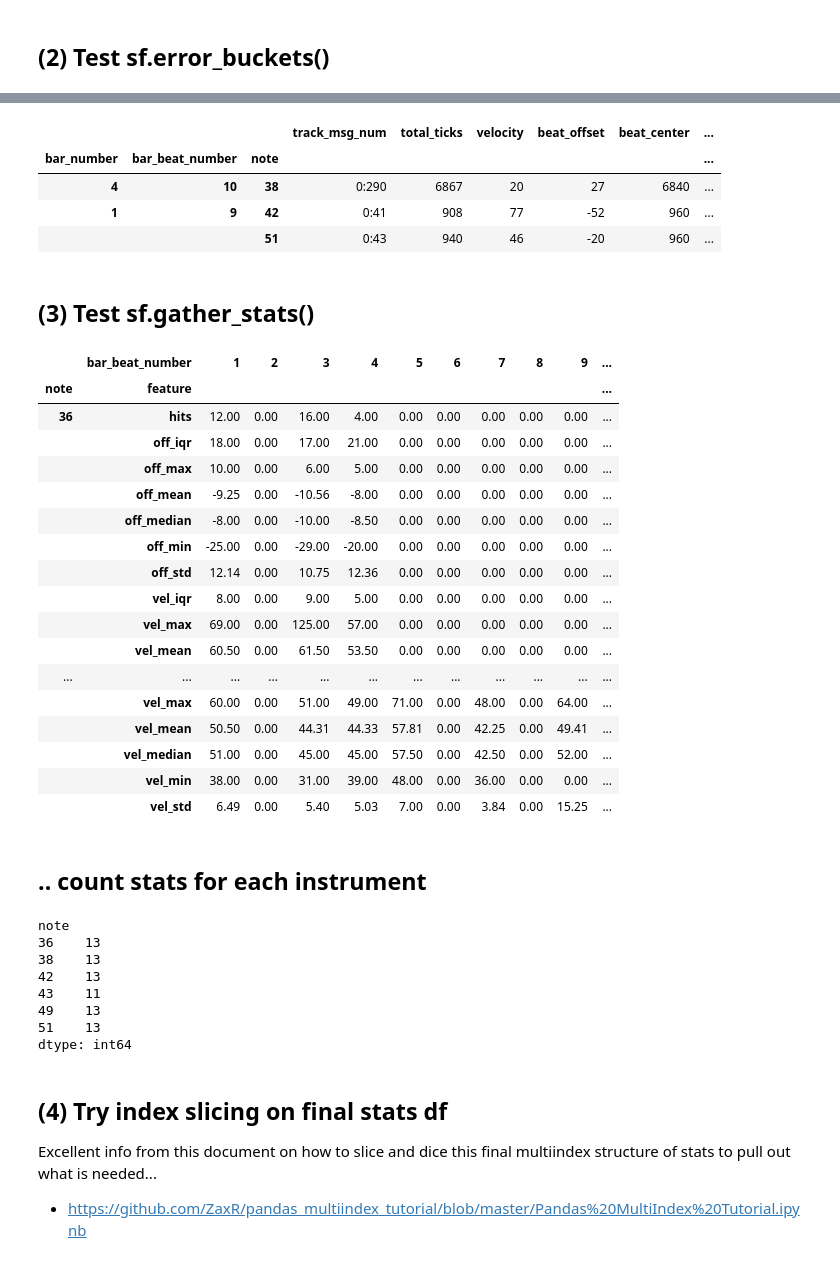
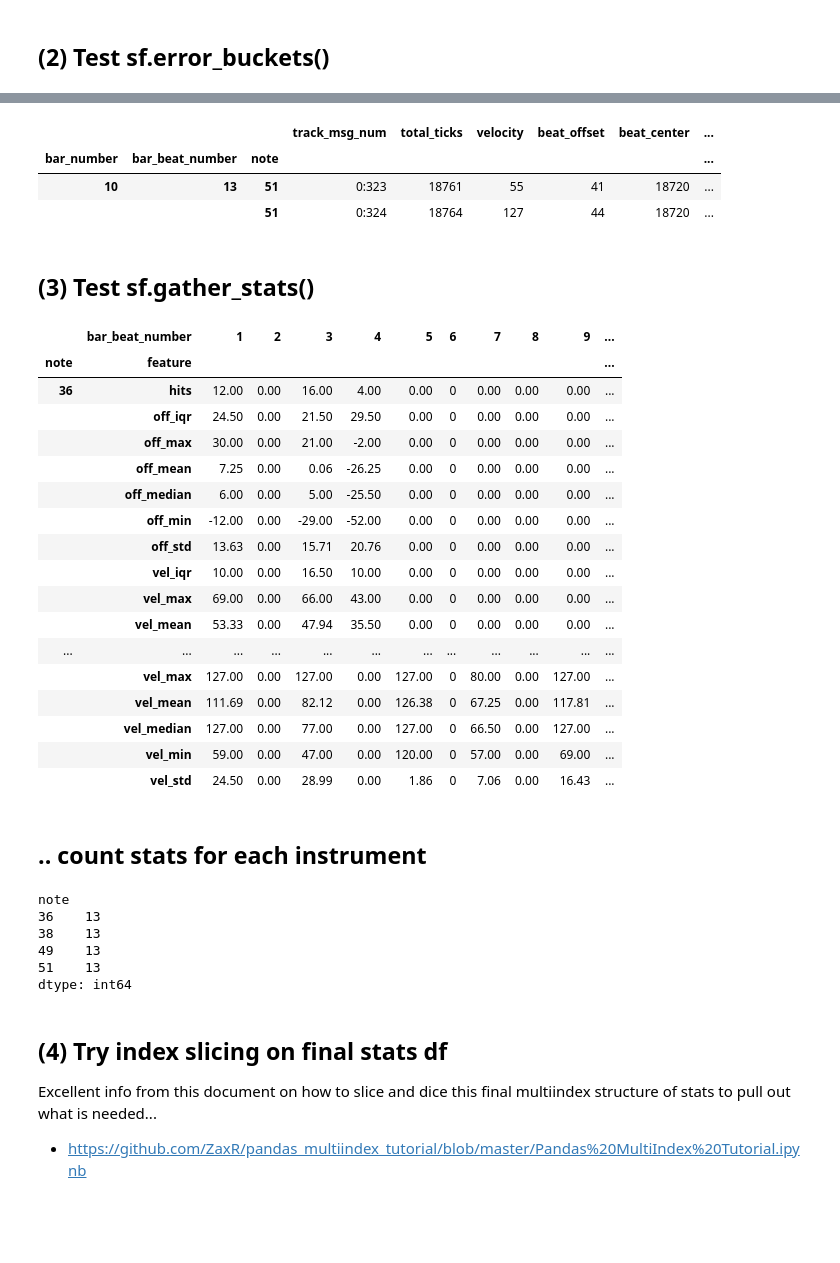
Before and after one commit to curtiscu/LYIT, a Jupyter notebook: TestingStatsNFeaturesCode.ipynb, the cells around one changed output, grey strips where cells are left out. Drawn from its saved outputs; the diff is of its cells as text; code cells hidden in the pictures; blank space fills up the shorter version.

```diff
--- a/TestingStatsNFeaturesCode.ipynb
+++ b/TestingStatsNFeaturesCode.ipynb
@@ -123,5 +116,5 @@ set_pandas_display_options()
 file_1 = '/content/drive/My Drive/groove-v1.0.0-midionly/groove/drummer1/eval_session/1_funk-groove1_138_beat_4-4.mid'
 file_7 = '/content/drive/My Drive/groove-v1.0.0-midionly/groove/drummer7/eval_session/1_funk-groove1_138_beat_4-4.mid'
 
-file_df, f, mtt = dp.load_file(file_1)  # load data
+file_df, f, mtt = dp.load_file(file_7, note_filter=None)  # load data
 # %% [output]
@@ -179,11 +158,10 @@ display(err_bucks)
 # %%
-err_bucks.sample(3)
+err_bucks.sample(2)
 # %% [output]
 |  |  |  | track_msg_num | total_ticks | velocity | beat_offset | beat_center | ... |
 | bar_number | bar_beat_number | note |  |  |  |  |  | ... |
-| 4 | 10 | 38 | 0:290 | 6867 | 20 | 27 | 6840 | ... |
-| 1 | 9 | 42 | 0:41 | 908 | 77 | -52 | 960 | ... |
-|  |  | 51 | 0:43 | 940 | 46 | -20 | 960 | ... |
+| 10 | 13 | 51 | 0:323 | 18761 | 55 | 41 | 18720 | ... |
+|  |  | 51 | 0:324 | 18764 | 127 | 44 | 18720 | ... |
 # %% [markdown]
 ## (3) Test sf.gather_stats()
 # %%
@@ -193,22 +171,22 @@ display(stats_dict)
 # %% [output]
 |  | bar_beat_number | 1 | 2 | 3 | 4 | 5 | 6 | 7 | 8 | 9 | ... |
 | note | feature |  |  |  |  |  |  |  |  |  | ... |
-| 36 | hits | 12.00 | 0.00 | 16.00 | 4.00 | 0.00 | 0.00 | 0.00 | 0.00 | 0.00 | ... |
-|  | off_iqr | 18.00 | 0.00 | 17.00 | 21.00 | 0.00 | 0.00 | 0.00 | 0.00 | 0.00 | ... |
-|  | off_max | 10.00 | 0.00 | 6.00 | 5.00 | 0.00 | 0.00 | 0.00 | 0.00 | 0.00 | ... |
-|  | off_mean | -9.25 | 0.00 | -10.56 | -8.00 | 0.00 | 0.00 | 0.00 | 0.00 | 0.00 | ... |
-|  | off_median | -8.00 | 0.00 | -10.00 | -8.50 | 0.00 | 0.00 | 0.00 | 0.00 | 0.00 | ... |
-|  | off_min | -25.00 | 0.00 | -29.00 | -20.00 | 0.00 | 0.00 | 0.00 | 0.00 | 0.00 | ... |
-|  | off_std | 12.14 | 0.00 | 10.75 | 12.36 | 0.00 | 0.00 | 0.00 | 0.00 | 0.00 | ... |
-|  | vel_iqr | 8.00 | 0.00 | 9.00 | 5.00 | 0.00 | 0.00 | 0.00 | 0.00 | 0.00 | ... |
-|  | vel_max | 69.00 | 0.00 | 125.00 | 57.00 | 0.00 | 0.00 | 0.00 | 0.00 | 0.00 | ... |
-|  | vel_mean | 60.50 | 0.00 | 61.50 | 53.50 | 0.00 | 0.00 | 0.00 | 0.00 | 0.00 | ... |
+| 36 | hits | 12.00 | 0.00 | 16.00 | 4.00 | 0.00 | 0 | 0.00 | 0.00 | 0.00 | ... |
+|  | off_iqr | 24.50 | 0.00 | 21.50 | 29.50 | 0.00 | 0 | 0.00 | 0.00 | 0.00 | ... |
+|  | off_max | 30.00 | 0.00 | 21.00 | -2.00 | 0.00 | 0 | 0.00 | 0.00 | 0.00 | ... |
+|  | off_mean | 7.25 | 0.00 | 0.06 | -26.25 | 0.00 | 0 | 0.00 | 0.00 | 0.00 | ... |
+|  | off_median | 6.00 | 0.00 | 5.00 | -25.50 | 0.00 | 0 | 0.00 | 0.00 | 0.00 | ... |
+|  | off_min | -12.00 | 0.00 | -29.00 | -52.00 | 0.00 | 0 | 0.00 | 0.00 | 0.00 | ... |
+|  | off_std | 13.63 | 0.00 | 15.71 | 20.76 | 0.00 | 0 | 0.00 | 0.00 | 0.00 | ... |
+|  | vel_iqr | 10.00 | 0.00 | 16.50 | 10.00 | 0.00 | 0 | 0.00 | 0.00 | 0.00 | ... |
+|  | vel_max | 69.00 | 0.00 | 66.00 | 43.00 | 0.00 | 0 | 0.00 | 0.00 | 0.00 | ... |
+|  | vel_mean | 53.33 | 0.00 | 47.94 | 35.50 | 0.00 | 0 | 0.00 | 0.00 | 0.00 | ... |
 | ... | ... | ... | ... | ... | ... | ... | ... | ... | ... | ... | ... |
-|  | vel_max | 60.00 | 0.00 | 51.00 | 49.00 | 71.00 | 0.00 | 48.00 | 0.00 | 64.00 | ... |
-|  | vel_mean | 50.50 | 0.00 | 44.31 | 44.33 | 57.81 | 0.00 | 42.25 | 0.00 | 49.41 | ... |
-|  | vel_median | 51.00 | 0.00 | 45.00 | 45.00 | 57.50 | 0.00 | 42.50 | 0.00 | 52.00 | ... |
-|  | vel_min | 38.00 | 0.00 | 31.00 | 39.00 | 48.00 | 0.00 | 36.00 | 0.00 | 0.00 | ... |
-|  | vel_std | 6.49 | 0.00 | 5.40 | 5.03 | 7.00 | 0.00 | 3.84 | 0.00 | 15.25 | ... |
+|  | vel_max | 127.00 | 0.00 | 127.00 | 0.00 | 127.00 | 0 | 80.00 | 0.00 | 127.00 | ... |
+|  | vel_mean | 111.69 | 0.00 | 82.12 | 0.00 | 126.38 | 0 | 67.25 | 0.00 | 117.81 | ... |
+|  | vel_median | 127.00 | 0.00 | 77.00 | 0.00 | 127.00 | 0 | 66.50 | 0.00 | 127.00 | ... |
+|  | vel_min | 59.00 | 0.00 | 47.00 | 0.00 | 120.00 | 0 | 57.00 | 0.00 | 69.00 | ... |
+|  | vel_std | 24.50 | 0.00 | 28.99 | 0.00 | 1.86 | 0 | 7.06 | 0.00 | 16.43 | ... |
 # %% [markdown]
 ## .. count stats for each instrument
 # %%
@@ -217,8 +195,6 @@ stats_dict.groupby(level=['note']).size()
 note
 36    13
 38    13
-42    13
-43    11
 49    13
 51    13
 dtype: int64
```
Also changed, not shown: parts of 19 cells of this notebook.
